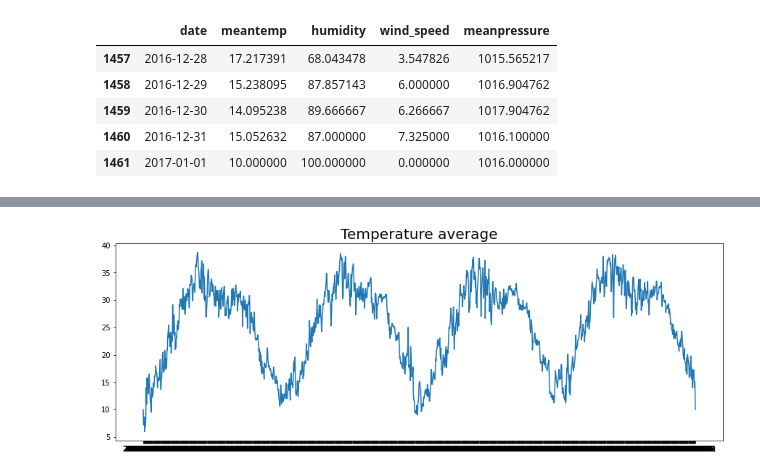
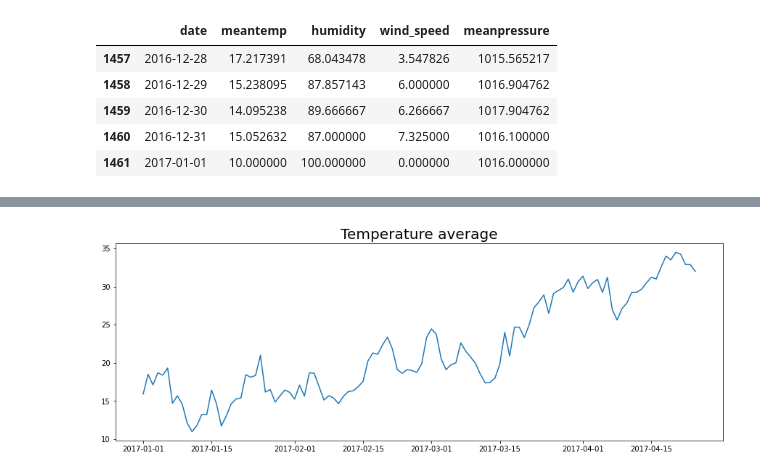
Before and after one commit to aemiralfath/BPML-Dicoding, a Jupyter notebook: Daily_Climate.ipynb, the cells around one changed output, grey strips where cells are left out. Drawn from its saved outputs; the diff is of its cells as text; code cells hidden in the pictures.

```diff
--- a/Daily_Climate.ipynb
+++ b/Daily_Climate.ipynb
@@ -57,3 +64,0 @@ dtype: int64
-# %%
-dates = data_train['date'].values
-temp = data_train['meantemp'].values
@@ -60,6 +129,6 @@ temp = data_train['meantemp'].values
 # %%
 plt.figure(figsize=(15,5))
-plt.plot(dates, temp)
+plt.plot(dates[len(data_train):], temp[len(data_train):])
 plt.title('Temperature average', fontsize=20);
 # %% [output]
-[figure, old version]
+[figure, new version]
```
Also changed, not shown: parts of 23 cells of this notebook.
